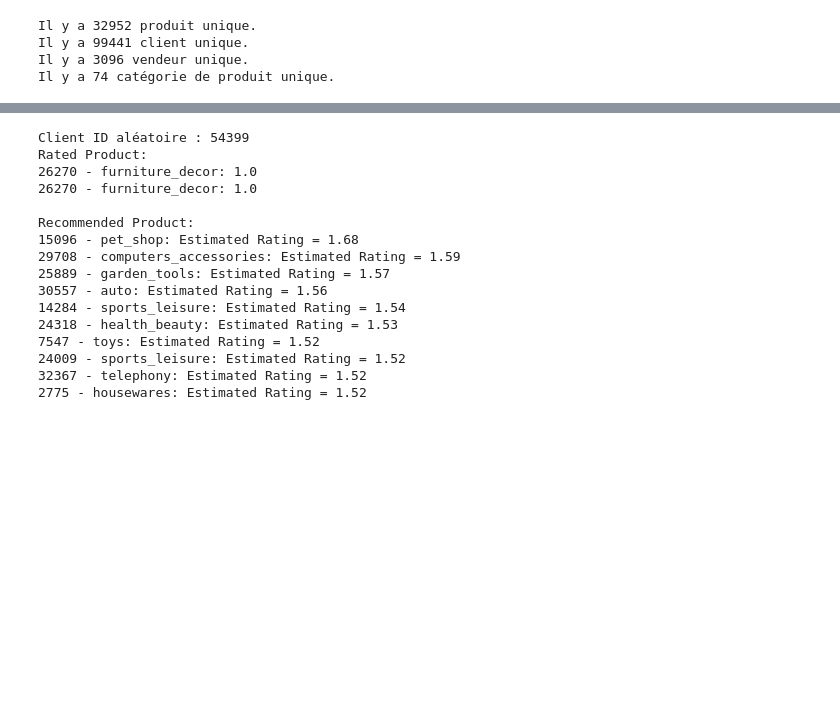
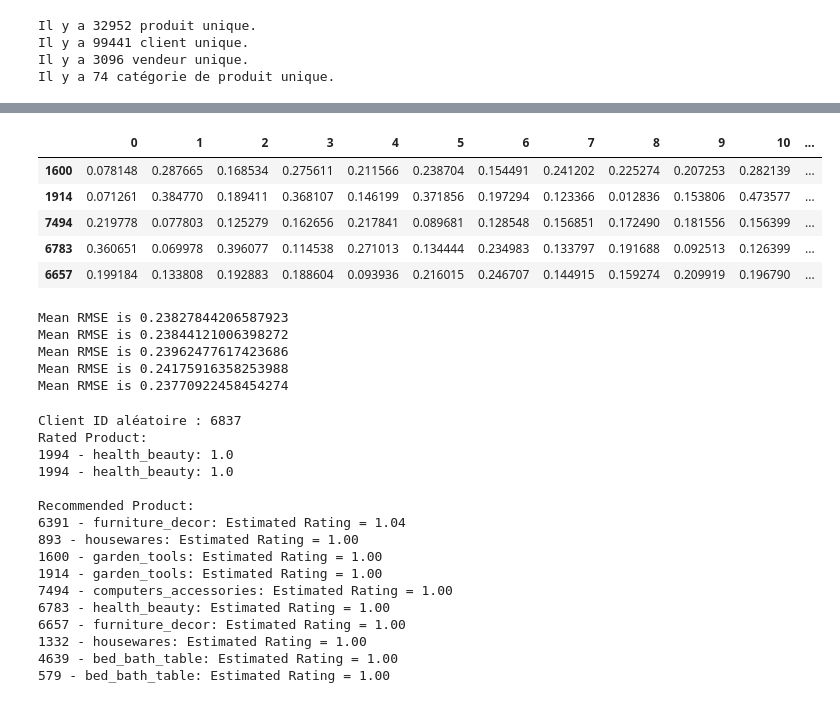
Before and after one commit to MrSneaker/ProjetDataMining, a Jupyter notebook: recommendation/notebook.ipynb, the cells around one changed output, grey strips where cells are left out. Cells and saved outputs as stored; diff of their text form; code cells hidden in the pictures; blank space fills up the shorter version.

```diff
--- a/recommendation/notebook.ipynb
+++ b/recommendation/notebook.ipynb
@@ -412,0 +521,22 @@ px.scatter(tsne_df,
+# %%
+import joblib
+
+trainset = data_ratings_surprise.build_full_trainset()
+
+model = joblib.load('best_nmf.pkl')
+model.fit(trainset)
+
+feature_mat = model.qi
+
+product_id = [trainset.to_raw_iid(x) for x in range(len(feature_mat))]
+
+feature_df = pd.DataFrame(feature_mat, index=product_id)
+
+feature_df.head()
+# %% [output]
+|  | 0 | 1 | 2 | 3 | 4 | 5 | 6 | 7 | 8 | 9 | 10 | ... |
+| 1600 | 0.078148 | 0.287665 | 0.168534 | 0.275611 | 0.211566 | 0.238704 | 0.154491 | 0.241202 | 0.225274 | 0.207253 | 0.282139 | ... |
+| 1914 | 0.071261 | 0.384770 | 0.189411 | 0.368107 | 0.146199 | 0.371856 | 0.197294 | 0.123366 | 0.012836 | 0.153806 | 0.473577 | ... |
+| 7494 | 0.219778 | 0.077803 | 0.125279 | 0.162656 | 0.217841 | 0.089681 | 0.128548 | 0.156851 | 0.172490 | 0.181556 | 0.156399 | ... |
+| 6783 | 0.360651 | 0.069978 | 0.396077 | 0.114538 | 0.271013 | 0.134444 | 0.234983 | 0.133797 | 0.191688 | 0.092513 | 0.126399 | ... |
+| 6657 | 0.199184 | 0.133808 | 0.192883 | 0.188604 | 0.093936 | 0.216015 | 0.246707 | 0.144915 | 0.159274 | 0.209919 | 0.196790 | ... |
@@ -413,3 +559,28 @@ px.scatter(tsne_df,
+# %%
+def optimize_model(model_type: str, n_factor, lr_value: list, data):
+    best_rmse = inf
+    best_model = None
+    for lr in lr_value:
+        if model_type == 'svd':
+            model = SVD(n_factor, lr_all=lr)
+        elif model_type == 'nmf':
+            model = NMF(n_factor, lr_bu=lr, lr_bi=lr)
+        test = cross_validate(model, data, cv=5)
+        mean_rmse = np.mean(test['test_rmse'])
+        print(f'Mean RMSE is {mean_rmse}')
+        if mean_rmse < best_rmse:
+            best_rmse = mean_rmse
+            best_model = model
+    joblib.dump(best_model, 'best_model.pkl')
+
+
+optimize_model('nmf', 100, [0.0001, 0.0005, 0.0009, 0.001, 0.005], data_ratings_surprise)
+# %% [output]
+Mean RMSE is 0.23827844206587923
+Mean RMSE is 0.23844121006398272
+Mean RMSE is 0.23962477617423686
+Mean RMSE is 0.24175916358253988
+Mean RMSE is 0.23770922458454274
 # %%
 from surprise import Reader
 from surprise import Dataset
@@ -445,7 +616,7 @@ def recommend_product_for_customer(model, customer_id, data_ratings, n_recommend
 random_customer_id = data_ratings['customer_unique_id'].sample(1).iloc[0]
 
 print(f"Client ID aléatoire : {random_customer_id}")
-loaded_model = joblib.load('best_model.pkl')
+loaded_model = joblib.load('best_nmf.pkl')
 results = recommend_product_for_customer(loaded_model, random_customer_id, data_ratings, 10)
 
 print("Rated Product:")
@@ -466,19 +637,19 @@ for product, est_rating in results['Recommended Product']:
             break
     print(f"{product} - {product_info['product_category_name'].values[0]}: Estimated Rating = {est_rating:.2f}")
 # %% [output]
-Client ID aléatoire : 54399
+Client ID aléatoire : 6837
 Rated Product:
-26270 - furniture_decor: 1.0
-26270 - furniture_decor: 1.0
+1994 - health_beauty: 1.0
+1994 - health_beauty: 1.0
 
 Recommended Product:
-15096 - pet_shop: Estimated Rating = 1.68
-29708 - computers_accessories: Estimated Rating = 1.59
-25889 - garden_tools: Estimated Rating = 1.57
-30557 - auto: Estimated Rating = 1.56
-14284 - sports_leisure: Estimated Rating = 1.54
-24318 - health_beauty: Estimated Rating = 1.53
-7547 - toys: Estimated Rating = 1.52
-24009 - sports_leisure: Estimated Rating = 1.52
-32367 - telephony: Estimated Rating = 1.52
-2775 - housewares: Estimated Rating = 1.52
+6391 - furniture_decor: Estimated Rating = 1.04
+893 - housewares: Estimated Rating = 1.00
+1600 - garden_tools: Estimated Rating = 1.00
+1914 - garden_tools: Estimated Rating = 1.00
+7494 - computers_accessories: Estimated Rating = 1.00
+6783 - health_beauty: Estimated Rating = 1.00
+6657 - furniture_decor: Estimated Rating = 1.00
+1332 - housewares: Estimated Rating = 1.00
+4639 - bed_bath_table: Estimated Rating = 1.00
+579 - bed_bath_table: Estimated Rating = 1.00
```
Also changed, not shown: parts of 20 cells of this notebook.
